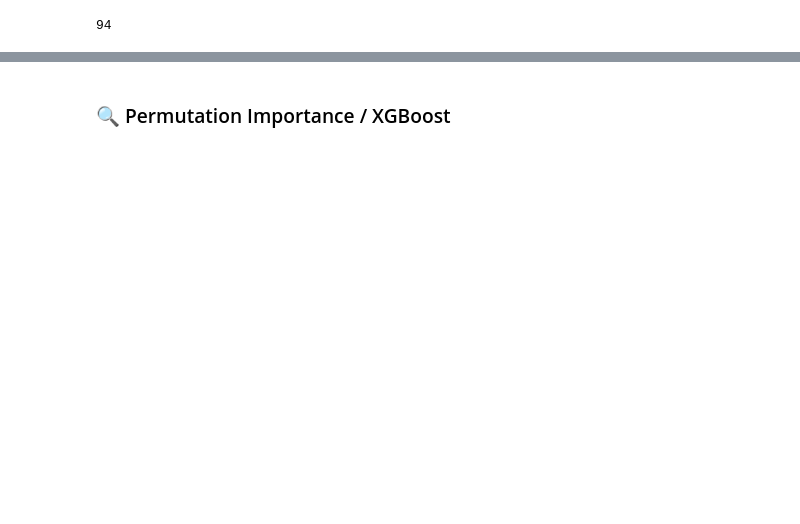
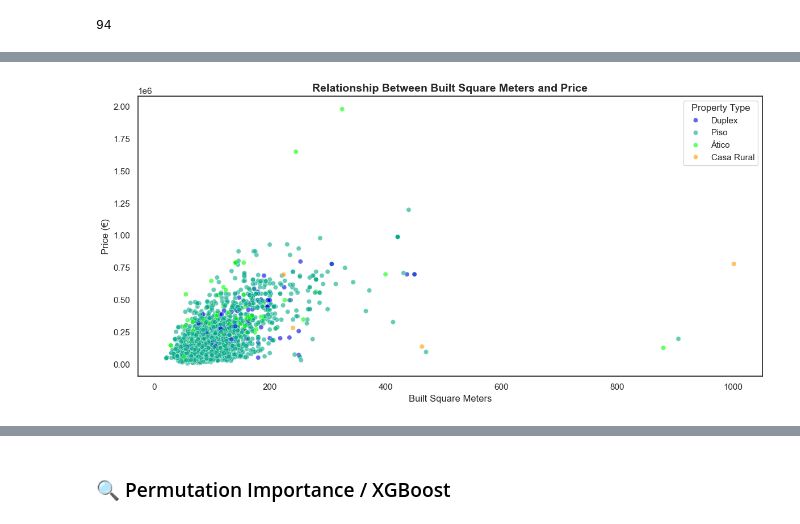
Before and after one commit to apvwbm/HousingPricePredictor-Asturias, a Jupyter notebook: src/results_notebook/final_results.ipynb, the cells around one changed output, grey strips where cells are left out. Saved outputs shown, nothing was run; the diff lists cells and outputs as text; code cells hidden in the pictures; blank space fills up the shorter version.

```diff
--- a/src/results_notebook/final_results.ipynb
+++ b/src/results_notebook/final_results.ipynb
@@ -521,3 +258,0 @@ plt.show()
-# %%
-# One-Hot Encoding para variables con pocas categorías
-df = pd.get_dummies(df, columns=['tipo_inmueble', 'tipo_vendedor'], drop_first=True)
@@ -594,0 +406,21 @@ print(resultados_df)
+# %%
+plt.figure(figsize=(12, 6))
+sns.scatterplot(
+    data=df,
+    x='built_sqm',
+    y='price',
+    hue='property_type',
+    palette='nipy_spectral',
+    alpha=0.6
+)
+
+plt.title("Relationship Between Built Square Meters and Price", fontsize=14, fontweight='bold')
+plt.xlabel("Built Square Meters", fontsize=12)
+plt.ylabel("Price (€)", fontsize=12)
+plt.legend(title="Property Type")
+
+plt.tight_layout()
+plt.savefig("../img/m2_vs_price.png", dpi=300, bbox_inches="tight")
+plt.show()
+# %% [output]
+[figure, added]
```
Also changed, not shown: parts of 99 cells of this notebook, 19 other files.
